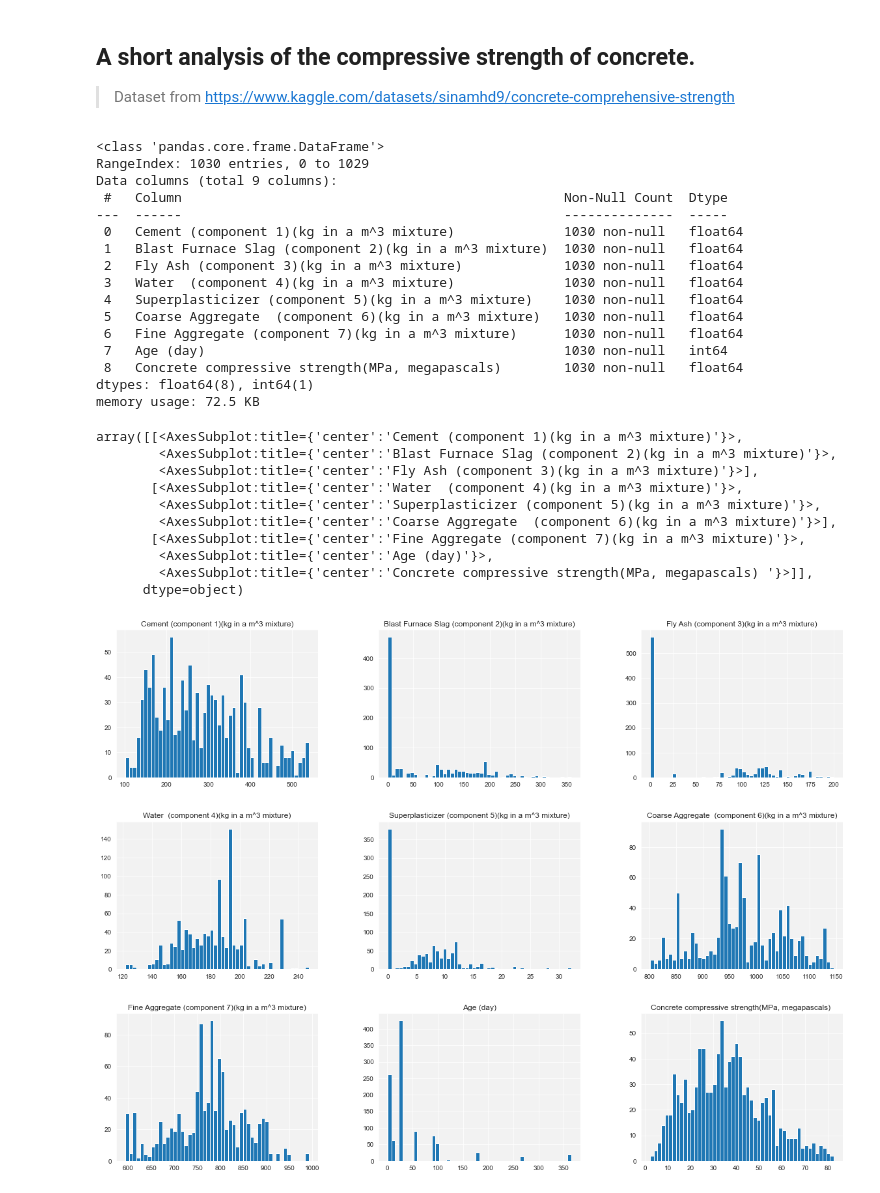
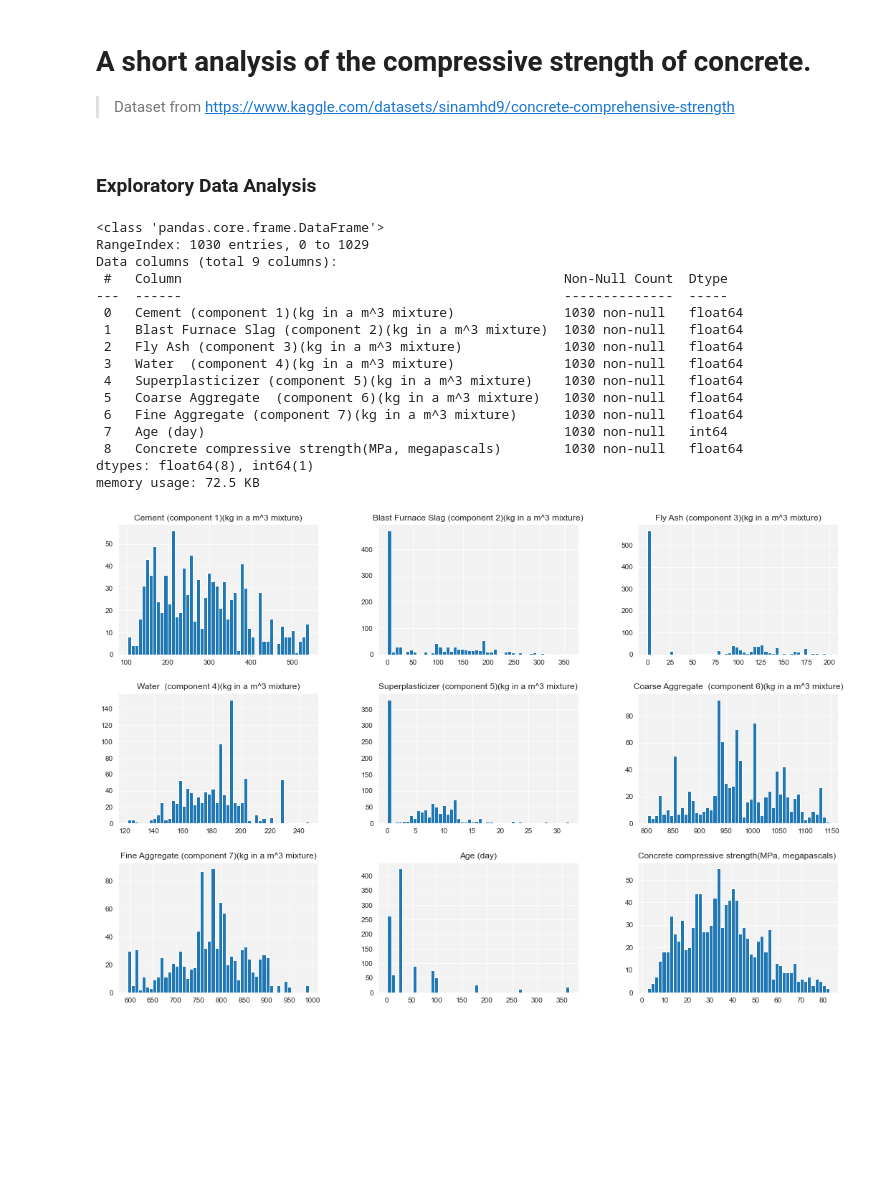
Before and after one commit to cezary17/concrete-strength-project, a Jupyter notebook: main.ipynb, the cells around one changed output. Saved outputs shown, nothing was run; the diff lists cells and outputs as text; code cells hidden in the pictures; blank space fills up the shorter version.

```diff
--- a/main.ipynb
+++ b/main.ipynb
@@ -1,5 +1,5 @@
 # %% [markdown]
-## A short analysis of the compressive strength of concrete.
+# A short analysis of the compressive strength of concrete.
 > Dataset from https://www.kaggle.com/datasets/sinamhd9/concrete-comprehensive-strength
 # %%
 import pandas as pd
@@ -8,8 +8,9 @@ import seaborn as sns
 sns.set_style("darkgrid", {"axes.facecolor": ".95"})
 import matplotlib.pyplot as plt
 %matplotlib inline
-from sklearn.linear_model import LinearRegression, Lasso
-from sklearn.model_selection import train_test_split, cross_val_score
+from sklearn.linear_model import LinearRegression, Lasso, Ridge
+from sklearn.ensemble import RandomForestRegressor
+from sklearn.model_selection import cross_val_score, GridSearchCV
 from sklearn.feature_selection import mutual_info_regression
 from sklearn.preprocessing import StandardScaler
 from sklearn.pipeline import Pipeline
@@ -17,37 +18,30 @@ from xgboost import XGBRegressor
 import warnings
 warnings.simplefilter(action='ignore', category=FutureWarning)
 from timeit import default_timer as timer
-
-df = pd.read_excel('data/Concrete_Data.xls')
-df.info()
-# %% [output]
-<class 'pandas.core.frame.DataFrame'>
-RangeIndex: 1030 entries, 0 to 1029
-Data columns (total 9 columns):
- #   Column                                                 Non-Null Count  Dtype
----  ------                                                 --------------  -----
- 0   Cement (component 1)(kg in a m^3 mixture)              1030 non-null   float64
- 1   Blast Furnace Slag (component 2)(kg in a m^3 mixture)  1030 non-null   float64
- 2   Fly Ash (component 3)(kg in a m^3 mixture)             1030 non-null   float64
- 3   Water  (component 4)(kg in a m^3 mixture)              1030 non-null   float64
- 4   Superplasticizer (component 5)(kg in a m^3 mixture)    1030 non-null   float64
- 5   Coarse Aggregate  (component 6)(kg in a m^3 mixture)   1030 non-null   float64
- 6   Fine Aggregate (component 7)(kg in a m^3 mixture)      1030 non-null   float64
- 7   Age (day)                                              1030 non-null   int64
- 8   Concrete compressive strength(MPa, megapascals)        1030 non-null   float64
-dtypes: float64(8), int64(1)
-memory usage: 72.5 KB
+# %% [markdown]
+### Exploratory Data Analysis
+# %%
+df = pd.read_excel('data/Concrete_Data.xls')
+df.info()
+# %% [output]
+<class 'pandas.core.frame.DataFrame'>
+RangeIndex: 1030 entries, 0 to 1029
+Data columns (total 9 columns):
+ #   Column                                                 Non-Null Count  Dtype
+---  ------                                                 --------------  -----
+ 0   Cement (component 1)(kg in a m^3 mixture)              1030 non-null   float64
+ 1   Blast Furnace Slag (component 2)(kg in a m^3 mixture)  1030 non-null   float64
+ 2   Fly Ash (component 3)(kg in a m^3 mixture)             1030 non-null   float64
+ 3   Water  (component 4)(kg in a m^3 mixture)              1030 non-null   float64
+ 4   Superplasticizer (component 5)(kg in a m^3 mixture)    1030 non-null   float64
+ 5   Coarse Aggregate  (component 6)(kg in a m^3 mixture)   1030 non-null   float64
+ 6   Fine Aggregate (component 7)(kg in a m^3 mixture)      1030 non-null   float64
+ 7   Age (day)                                              1030 non-null   int64
+ 8   Concrete compressive strength(MPa, megapascals)        1030 non-null   float64
+dtypes: float64(8), int64(1)
+memory usage: 72.5 KB
 # %%
-df.hist(bins=50, figsize=(20, 15))
+df.hist(bins=50, figsize=(18,12))
+plt.show()
 # %% [output]
-array([[<AxesSubplot:title={'center':'Cement (component 1)(kg in a m^3 mixture)'}>,
-        <AxesSubplot:title={'center':'Blast Furnace Slag (component 2)(kg in a m^3 mixture)'}>,
-        <AxesSubplot:title={'center':'Fly Ash (component 3)(kg in a m^3 mixture)'}>],
-       [<AxesSubplot:title={'center':'Water  (component 4)(kg in a m^3 mixture)'}>,
-        <AxesSubplot:title={'center':'Superplasticizer (component 5)(kg in a m^3 mixture)'}>,
-        <AxesSubplot:title={'center':'Coarse Aggregate  (component 6)(kg in a m^3 mixture)'}>],
-       [<AxesSubplot:title={'center':'Fine Aggregate (component 7)(kg in a m^3 mixture)'}>,
-        <AxesSubplot:title={'center':'Age (day)'}>,
-        <AxesSubplot:title={'center':'Concrete compressive strength(MPa, megapascals) '}>]],
-      dtype=object)
-[figure, old version]
+[figure, new version]
```
Also changed, not shown: parts of 18 cells of this notebook.
